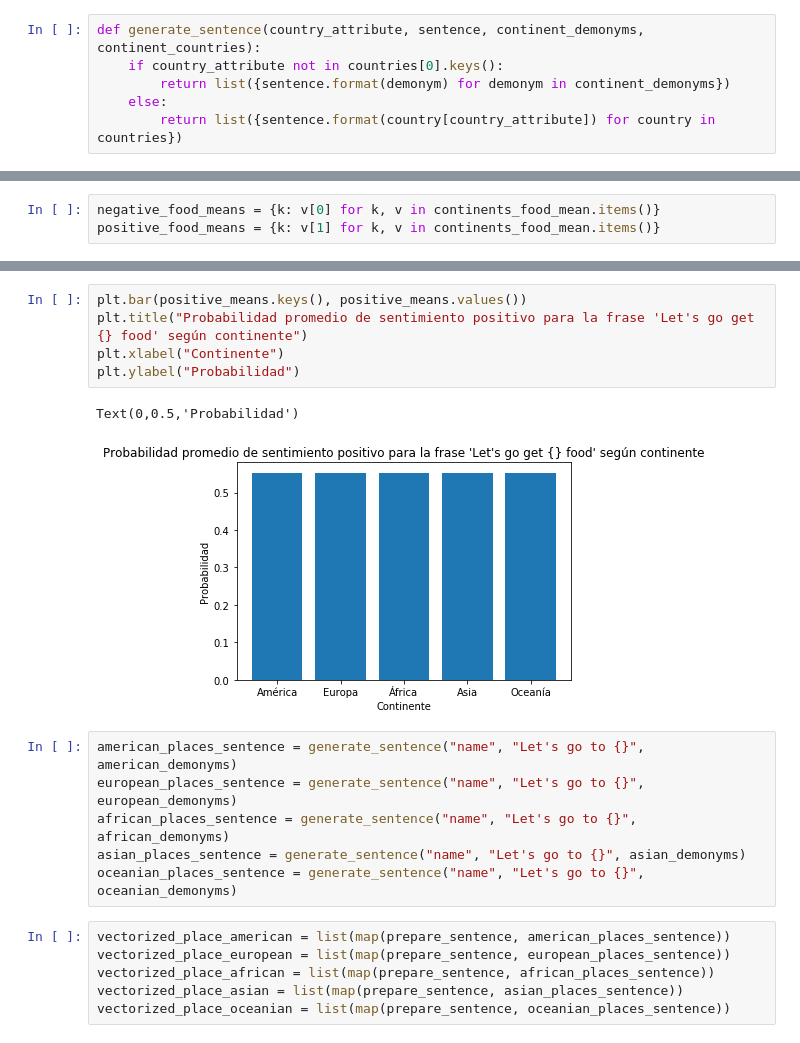
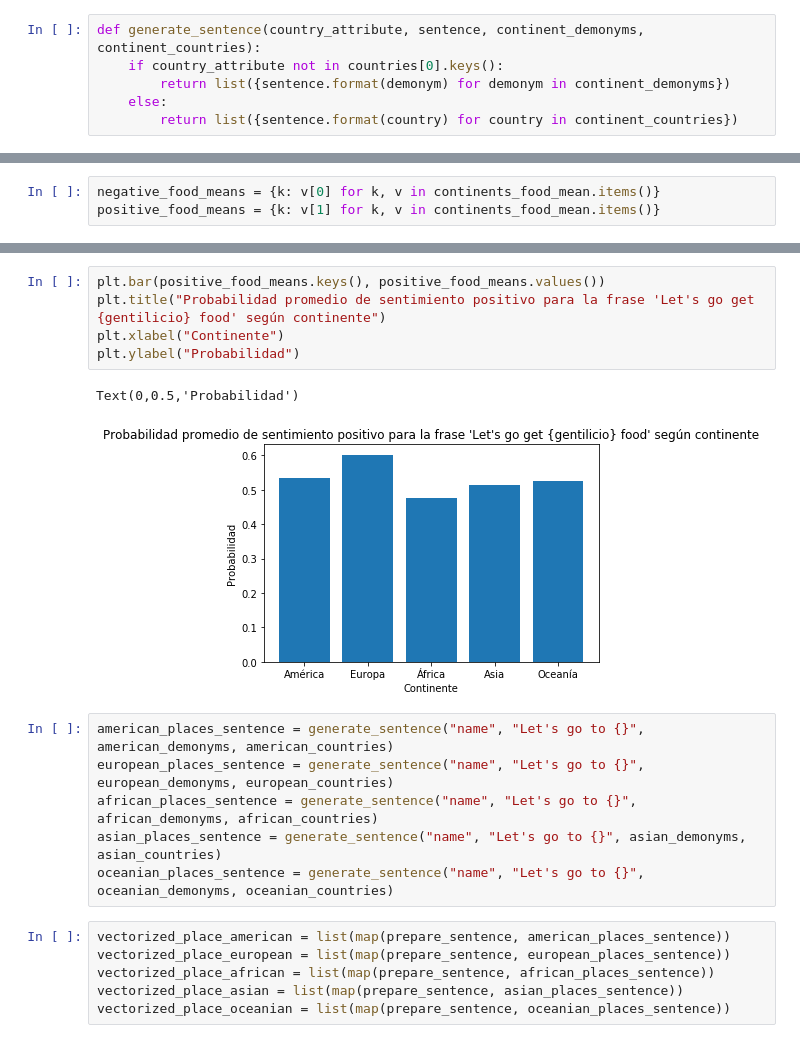
Before and after one commit to diflores/sentiment-analysis-assignment, a Jupyter notebook: Tarea 2.ipynb, the cells around one changed output, grey strips where cells are left out. Cells and saved outputs as stored; diff of their text form.

```diff
--- a/Tarea 2.ipynb
+++ b/Tarea 2.ipynb
@@ -567,5 +568,5 @@ def generate_sentence(country_attribute, sentence, continent_demonyms, continent
     if country_attribute not in countries[0].keys():
         return list({sentence.format(demonym) for demonym in continent_demonyms})
     else:
-        return list({sentence.format(country[country_attribute]) for country in countries})
+        return list({sentence.format(country) for country in continent_countries})
 # %%
@@ -614,17 +619,17 @@ Text(0,0.5,'Probabilidad')
 # %%
-plt.bar(positive_means.keys(), positive_means.values())
-plt.title("Probabilidad promedio de sentimiento positivo para la frase 'Let's go get {} food' según continente")
+plt.bar(positive_food_means.keys(), positive_food_means.values())
+plt.title("Probabilidad promedio de sentimiento positivo para la frase 'Let's go get {gentilicio} food' según continente")
 plt.xlabel("Continente")
 plt.ylabel("Probabilidad")
 # %% [output]
 Text(0,0.5,'Probabilidad')
-[figure, old version]
+[figure, new version]
 # %%
-american_places_sentence = generate_sentence("name", "Let's go to {}", american_demonyms)
-european_places_sentence = generate_sentence("name", "Let's go to {}", european_demonyms)
-african_places_sentence = generate_sentence("name", "Let's go to {}", african_demonyms)
-asian_places_sentence = generate_sentence("name", "Let's go to {}", asian_demonyms)
-oceanian_places_sentence = generate_sentence("name", "Let's go to {}", oceanian_demonyms)
+american_places_sentence = generate_sentence("name", "Let's go to {}", american_demonyms, american_countries)
+european_places_sentence = generate_sentence("name", "Let's go to {}", european_demonyms, european_countries)
+african_places_sentence = generate_sentence("name", "Let's go to {}", african_demonyms, african_countries)
+asian_places_sentence = generate_sentence("name", "Let's go to {}", asian_demonyms, asian_countries)
+oceanian_places_sentence = generate_sentence("name", "Let's go to {}", oceanian_demonyms, oceanian_countries)
 # %%
 vectorized_place_american = list(map(prepare_sentence, american_places_sentence))
 vectorized_place_european = list(map(prepare_sentence, european_places_sentence))
```
Also changed, not shown: parts of 17 cells of this notebook.
